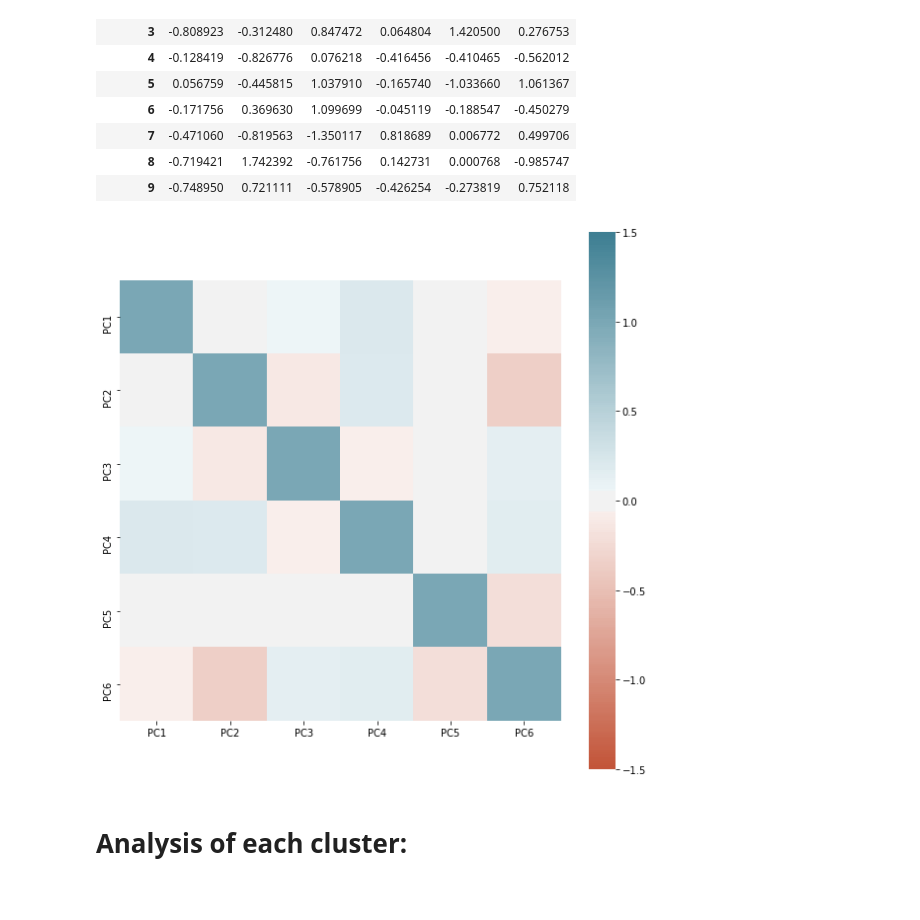
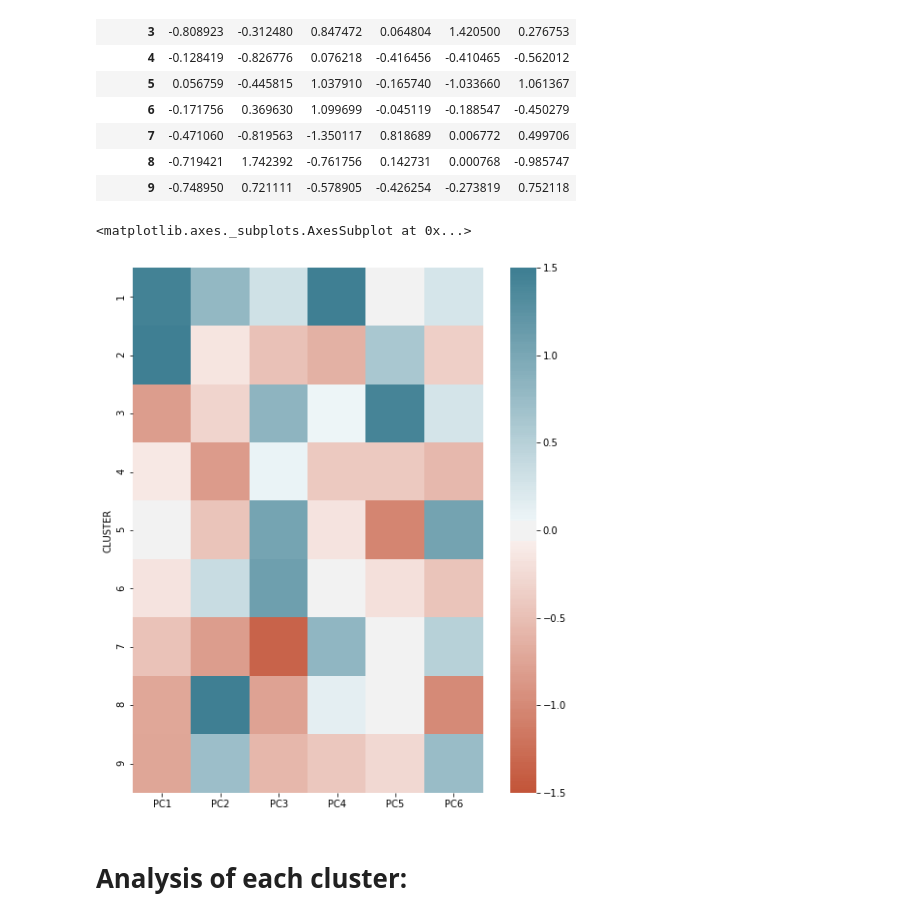
Before and after one commit to A-Jyad/NBAPlayerClustering, a Jupyter notebook: Cluster_EDA.ipynb, the cells around one changed output. Drawn from its saved outputs; the diff is of its cells as text; code cells hidden in the pictures.

```diff
--- a/Cluster_EDA.ipynb
+++ b/Cluster_EDA.ipynb
@@ -7,5 +5,5 @@ done
 # %%
-data = pd.read_csv('Data\lustered_Data.csv')
+data = pd.read_csv('Data\Clustered_Data.csv')
 print(data.shape)
 data.head()
 # %% [output]
@@ -45,9 +43,11 @@ data.groupby('CLUSTER').mean()
 | 8 | -0.719421 | 1.742392 | -0.761756 | 0.142731 | 0.000768 | -0.985747 |
 | 9 | -0.748950 | 0.721111 | -0.578905 | -0.426254 | -0.273819 | 0.752118 |
 # %%
-heatmap(data.groupby('CLUSTER').mean(), vmin = -1.5, vmax = 1.5, center = 0, cmap = sns.diverging_palette(20, 220, n = 200), square = True)
+plt.figure(figsize = (10,10))
+sns.heatmap(data.groupby('CLUSTER').mean(), vmin = -1.5, vmax = 1.5, center = 0, cmap = sns.diverging_palette(20, 220, n = 200), square = True)
 # %% [output]
+<matplotlib.axes._subplots.AxesSubplot at 0x...>
-[figure, old version]
+[figure, new version]
 # %% [markdown]
 # Analysis of each cluster:
 # %%
```
Also changed, not shown: parts of 4 cells of this notebook, 3 other files.
